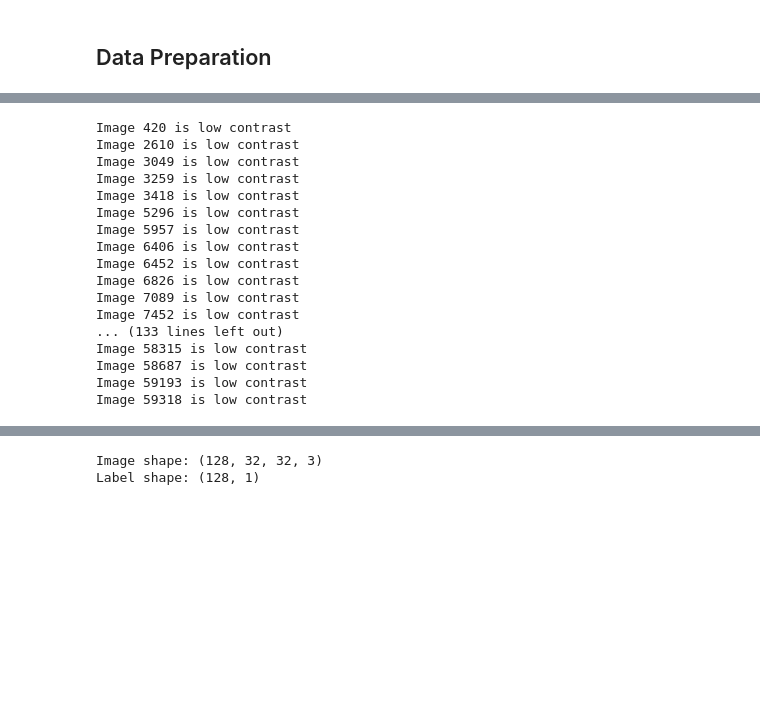
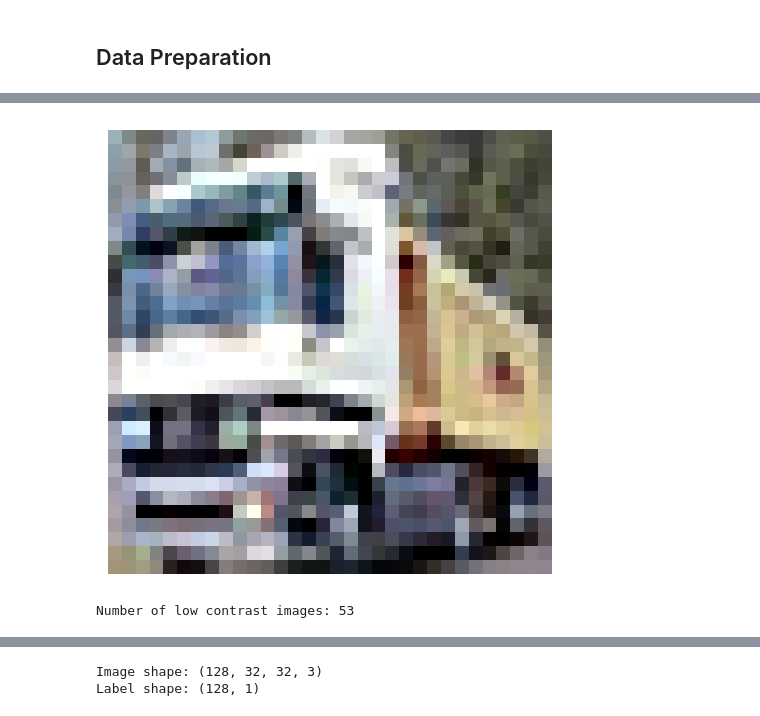
Before and after one commit to timothyckl/CIFAR10-Image-Synthesis, a Jupyter notebook: 0_Data_Prep.ipynb, the cells around one changed output, grey strips where cells are left out. Cells and saved outputs as stored; diff of their text form; code cells hidden in the pictures; blank space fills up the shorter version.

```diff
--- a/0_Data_Prep.ipynb
+++ b/0_Data_Prep.ipynb
@@ -89,25 +94,17 @@ Labels shape: (60000, 1)
+# %%
+# after sharpen
+plt.imshow(images[1])
+plt.axis('off')
+plt.show()
+# %% [output]
+[figure, added]
 # %%
-# identify low contrast images
 low_contrast_idx = []
-for idx, img in enumerate(images):
-    if exposure.is_low_contrast(img, fraction_threshold=35):
+
+for idx, image in enumerate(images):
+    if exposure.is_low_contrast(image, fraction_threshold=0.15):
         low_contrast_idx.append(idx)
-        print(f'Image {idx} is low contrast')
+
+print(f'Number of low contrast images: {len(low_contrast_idx)}')
 # %% [output]
-Image 420 is low contrast
-Image 2610 is low contrast
-Image 3049 is low contrast
-Image 3259 is low contrast
-Image 3418 is low contrast
-Image 5296 is low contrast
-Image 5957 is low contrast
-Image 6406 is low contrast
-Image 6452 is low contrast
-Image 6826 is low contrast
-Image 7089 is low contrast
-Image 7452 is low contrast
-... (133 lines left out)
-Image 58315 is low contrast
-Image 58687 is low contrast
-Image 59193 is low contrast
-Image 59318 is low contrast
+Number of low contrast images: 53
```
Also changed, not shown: parts of 10 cells of this notebook.
